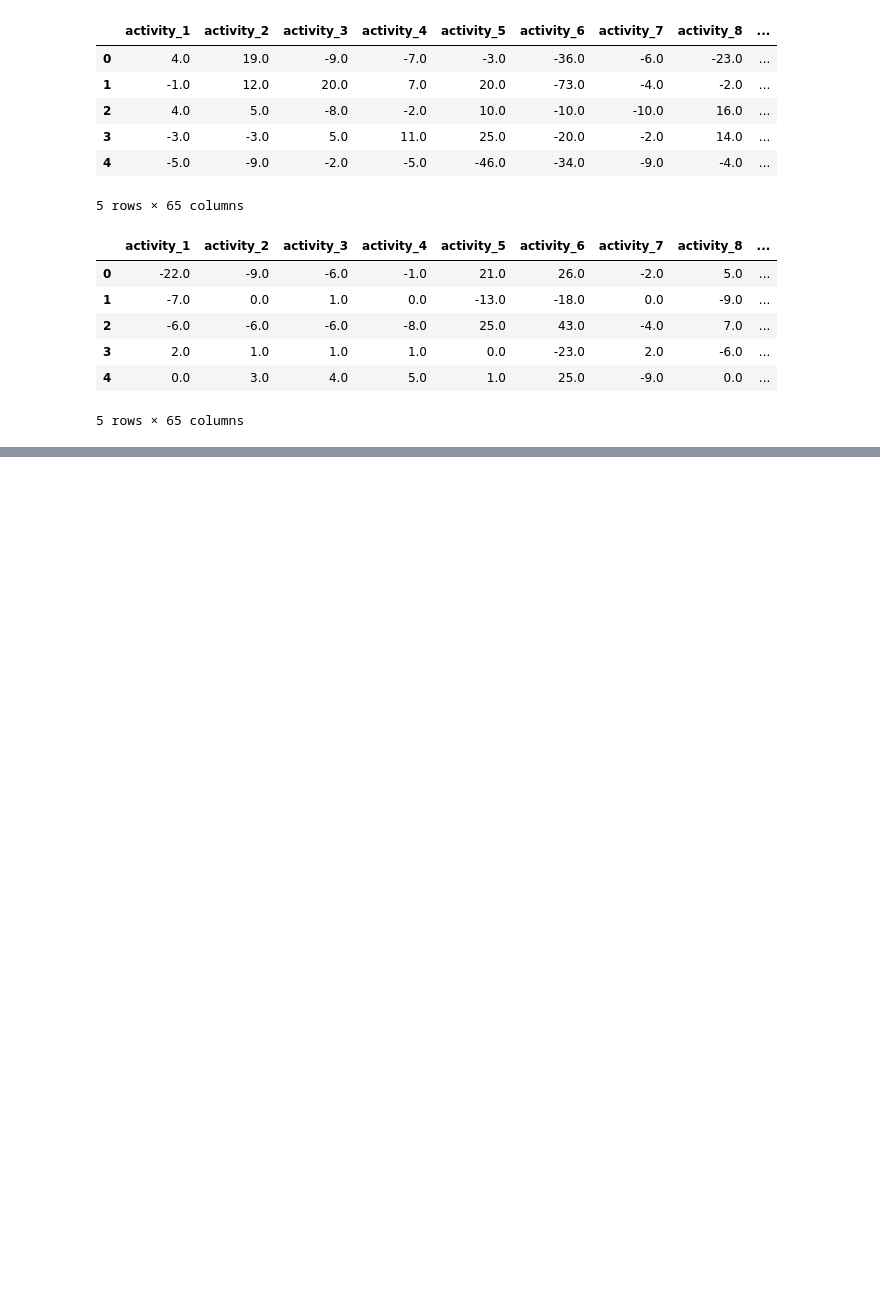
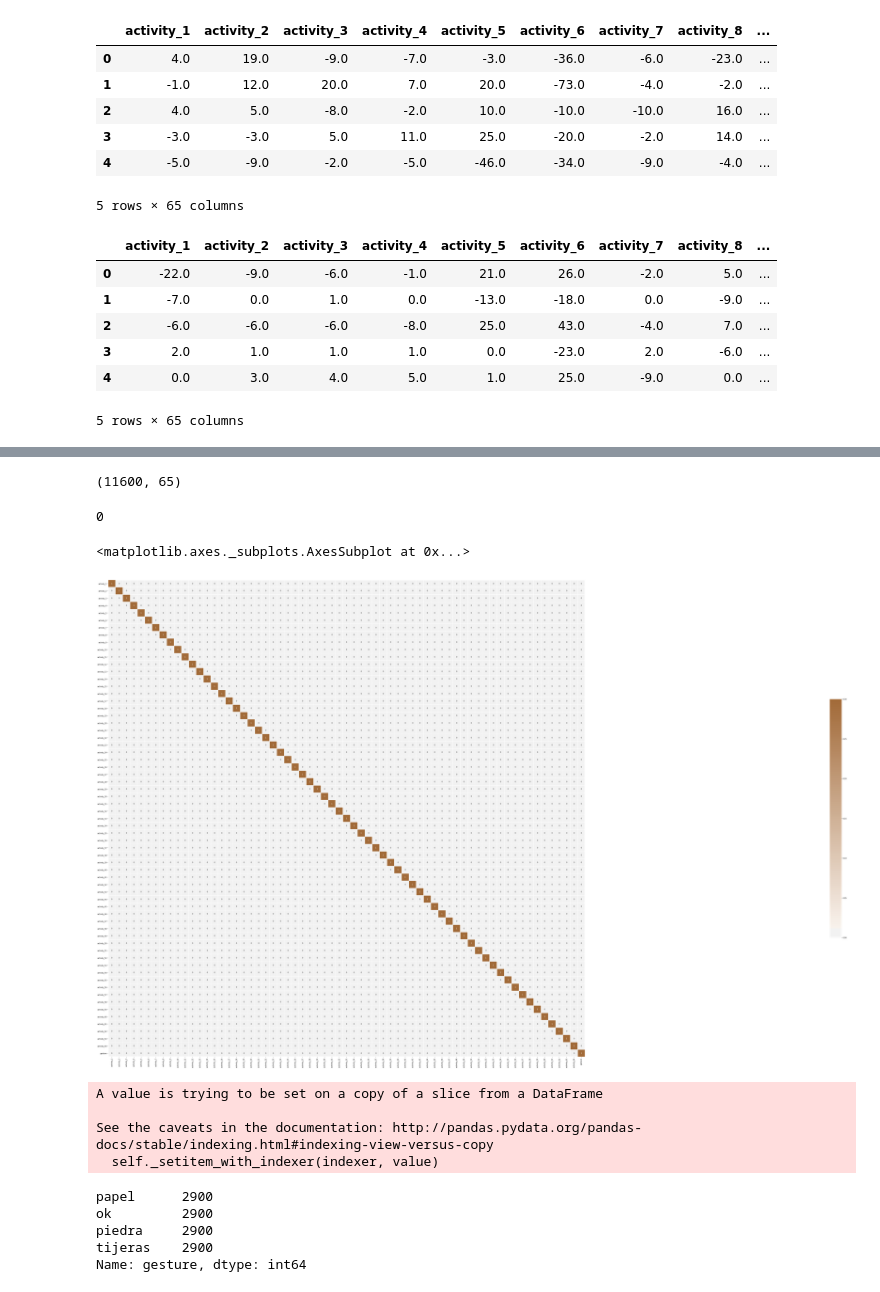
Before and after one commit to hector-moreno/datamad0119, a Jupyter notebook: module-3/supervised-learning-project/your-code/main.ipynb, the cells around one changed output, grey strips where cells are left out. Cells and saved outputs as stored; diff of their text form; code cells hidden in the pictures; blank space fills up the shorter version.

```diff
--- a/module-3/supervised-learning-project/your-code/main.ipynb
+++ b/module-3/supervised-learning-project/your-code/main.ipynb
@@ -90,0 +88,8 @@ Length: 65, dtype: object
+# %%
+# Unimos todo los dataframes en uno.
+gesture_0 = gesture_0[:2900]
+gesture_1 = gesture_1[:2900]
+gesture_2 = gesture_2[:2900]
+gesture_3 = gesture_3[:2900]
+gestures = pd.concat([gesture_0, gesture_1, gesture_2, gesture_3])
+gestures.head()
@@ -90,0 +104,59 @@ Length: 65, dtype: object
+# %%
+# Comprobamos que todos los valores sean numéricos.
+
+gestures.dtypes
+gesture_3['gesture'].value_counts()
+gestures.shape
+# %% [output]
+(11600, 65)
+# %%
+# Comprobamos que la cantidad de valores nulos.
+
+(gestures.isnull().sum() != 0).sum()
+# %% [output]
+0
+# %%
+# Comprobamos correlaciones entre las distintas features y confirmamos que no debemos eliminar ninguna.
+corr_significativa = gestures.corr() >= 0.9
+corr_significativa
+
+f, ax = plt.subplots(figsize=(500, 50))
+
+# Generate a custom diverging colormap
+cmap = sns.diverging_palette(300, 40, as_cmap=True)
+
+# Draw the heatmap with the mask and correct aspect ratio
+sns.heatmap(corr_significativa, cmap=cmap, vmax=.3, center=0,
+            square=True, linewidths=.5, cbar_kws={"shrink": .5}, annot = True)
+# %% [output]
+<matplotlib.axes._subplots.AxesSubplot at 0x...>
+[figure, added]
+# %%
+# Conversión de datos categóricos.
+# Como explicamos al principio, en la columna gestures los siguientes valores corresponde con los gestos
+# de la mano:
+    # 0 es piedra.
+    # 1 es tijeras.
+    # 2 es papel.
+    # 3 es ok.
+# Por lo tanto, modificamos los valores, por la label correspondiente.
+
+gestures['gesture'].loc[(gestures['gesture']==0)] = 'piedra'
+gestures['gesture'].loc[(gestures['gesture']==1)] = 'tijeras'
+gestures['gesture'].loc[(gestures['gesture']==2)] = 'papel'
+gestures['gesture'].loc[(gestures['gesture']==3)] = 'ok'
+# %% [output]
+A value is trying to be set on a copy of a slice from a DataFrame
+
+See the caveats in the documentation: http://pandas.pydata.org/pandas-docs/stable/indexing.html#indexing-view-versus-copy
+  self._setitem_with_indexer(indexer, value)
+# %%
+# Comprobamos los valores por columna y comprobamos que las labels están balanceadas.
+
+gestures.gesture.value_counts()
+# %% [output]
+papel      2900
+ok         2900
+piedra     2900
+tijeras    2900
+Name: gesture, dtype: int64
```
Also changed, not shown: parts of 18 cells of this notebook.
